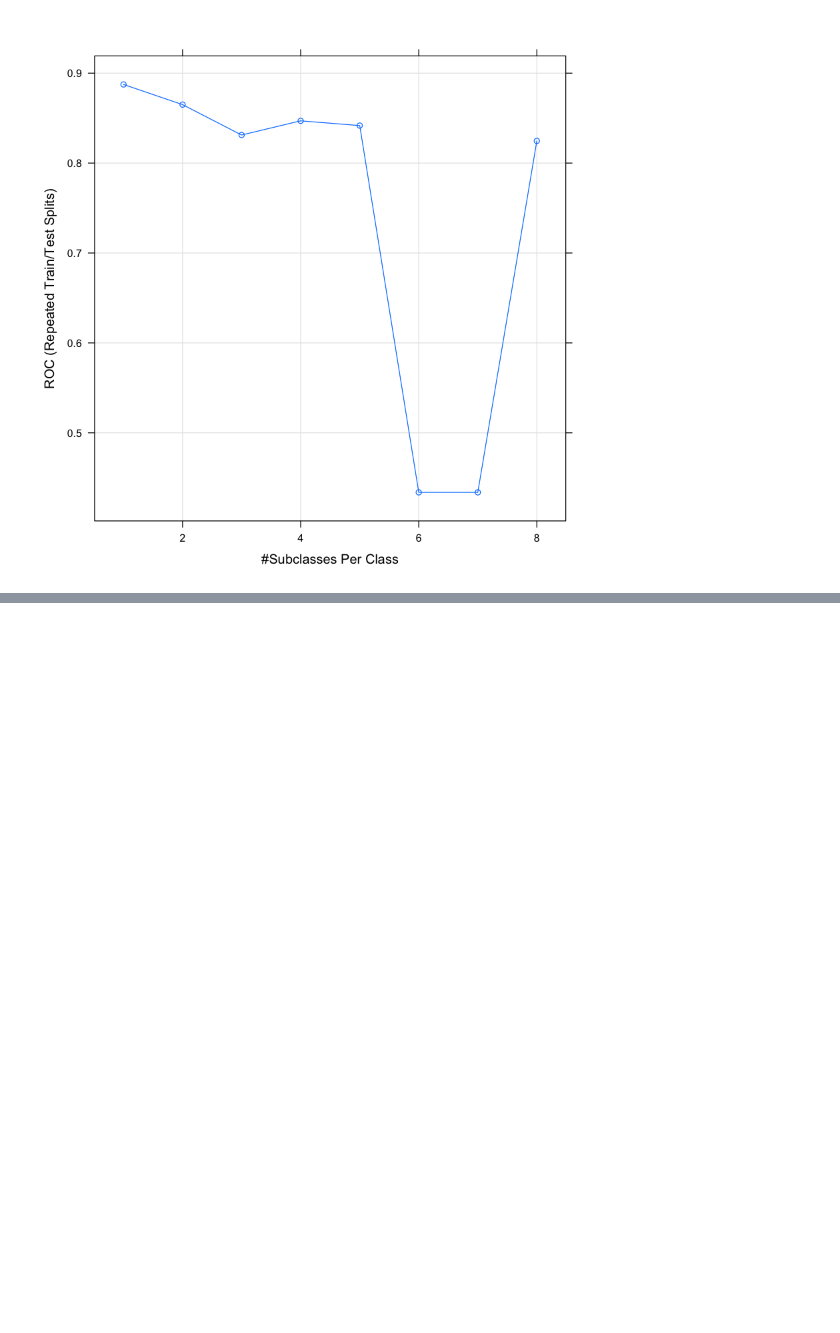
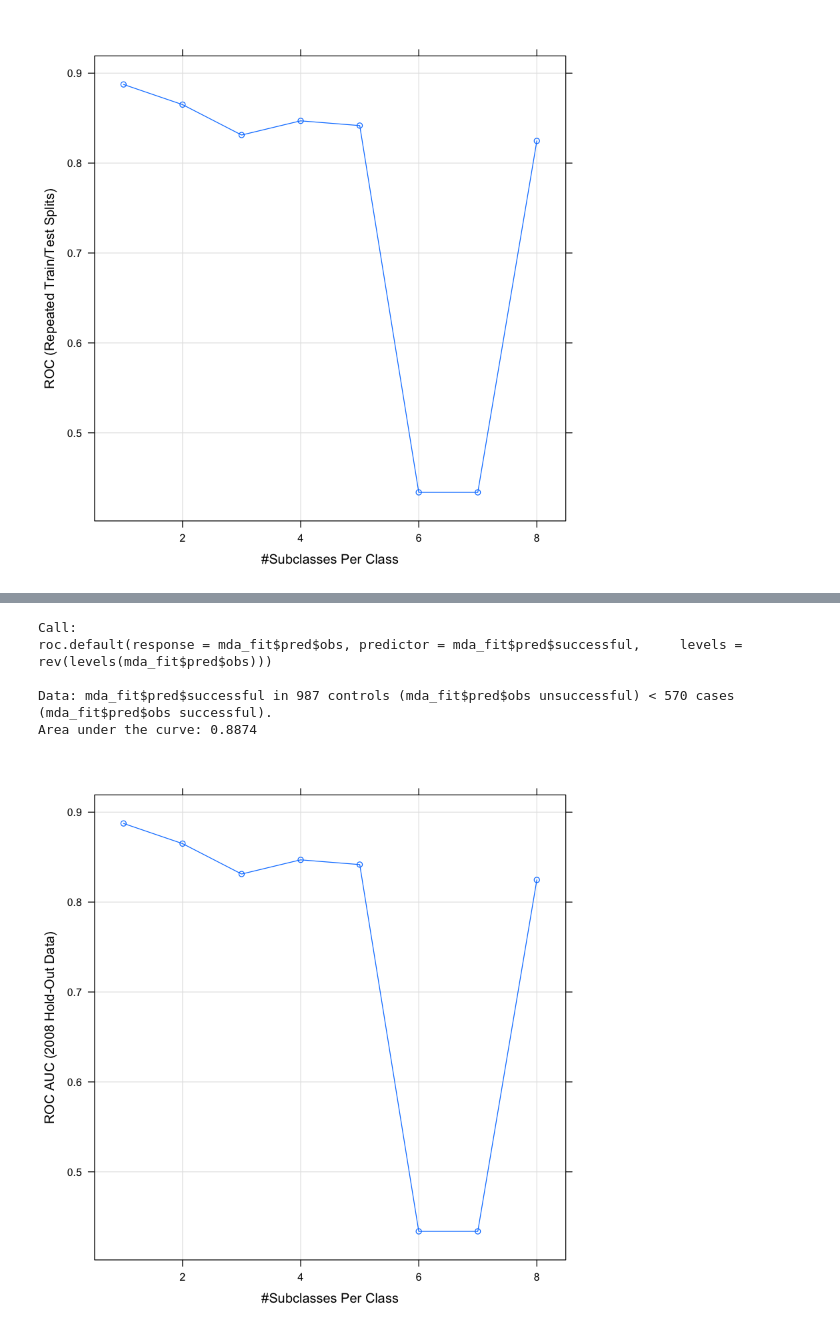
Before and after one commit to Randallzoeng/BookClub, a Jupyter notebook: AppliedPredictiveModeling/Chap. 13 Nonlinear Classification Models.ipynb, the cells around one changed output, grey strips where cells are left out. Saved outputs shown, nothing was run; the diff lists cells and outputs as text; code cells hidden in the pictures; blank space fills up the shorter version.

```diff
--- a/AppliedPredictiveModeling/Chap. 13 Nonlinear Classification Models.ipynb
+++ b/AppliedPredictiveModeling/Chap. 13 Nonlinear Classification Models.ipynb
@@ -137,0 +93,5 @@ update(plot(mdaFit,
+# %%
+mda_fit$results <- mda_fit$results[!is.na(mda_fit$results$ROC),]
+mda_fit$pred <- merge(mda_fit$pred,  mda_fit$bestTune)
+mdaCM <- confusionMatrix(mda_fit, norm = "none")
+mdaCM
@@ -137,0 +117,16 @@ update(plot(mdaFit,
+# %%
+library(pROC)
+mdaRoc <- roc(response = mda_fit$pred$obs,
+              predictor = mda_fit$pred$successful,
+              levels = rev(levels(mda_fit$pred$obs)))
+mdaRoc
+
+update(plot(mda_fit,
+            ylab = "ROC AUC (2008 Hold-Out Data)"))
+# %% [output]
+Call:
+roc.default(response = mda_fit$pred$obs, predictor = mda_fit$pred$successful,     levels = rev(levels(mda_fit$pred$obs)))
+
+Data: mda_fit$pred$successful in 987 controls (mda_fit$pred$obs unsuccessful) < 570 cases (mda_fit$pred$obs successful).
+Area under the curve: 0.8874
+[figure, added]
```
Also changed, not shown: parts of 13 cells of this notebook.
